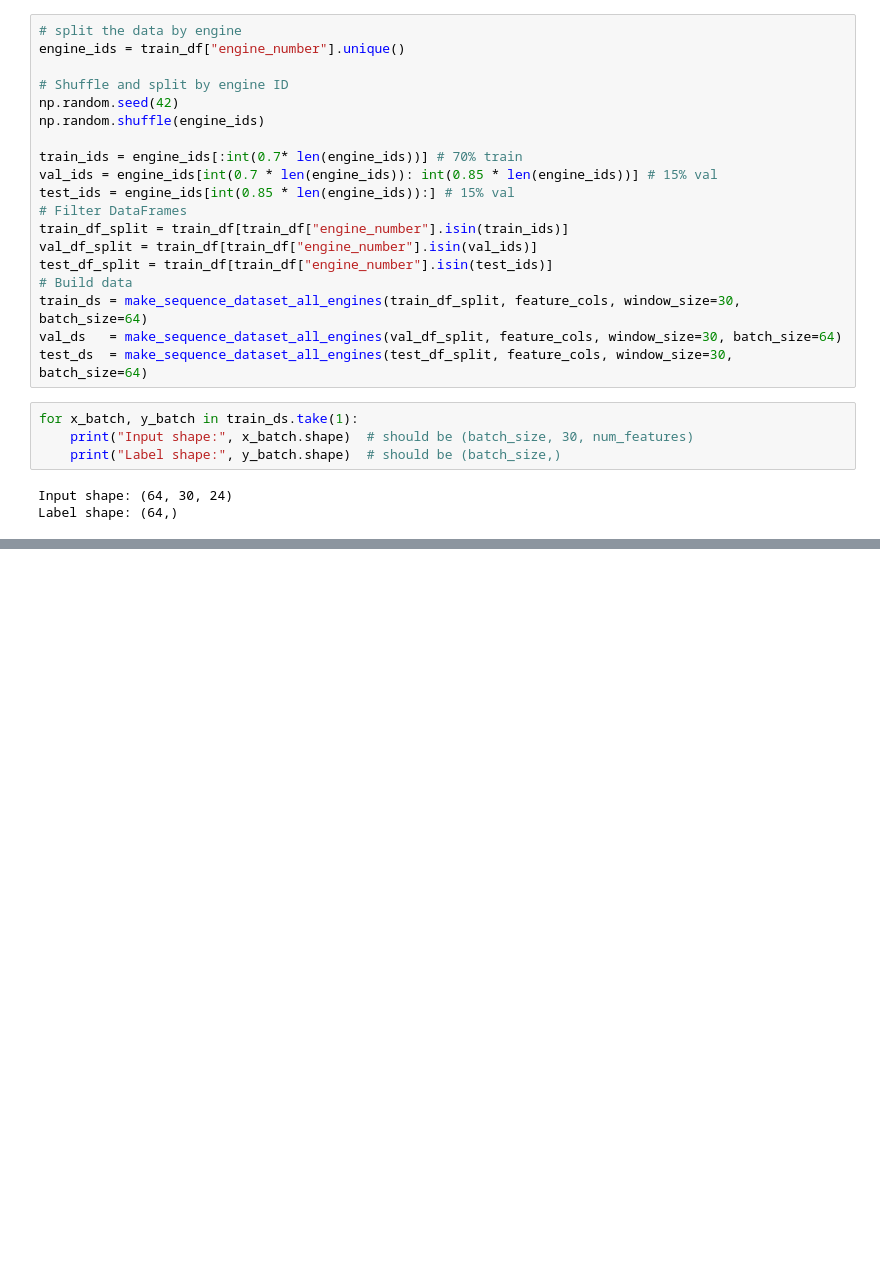
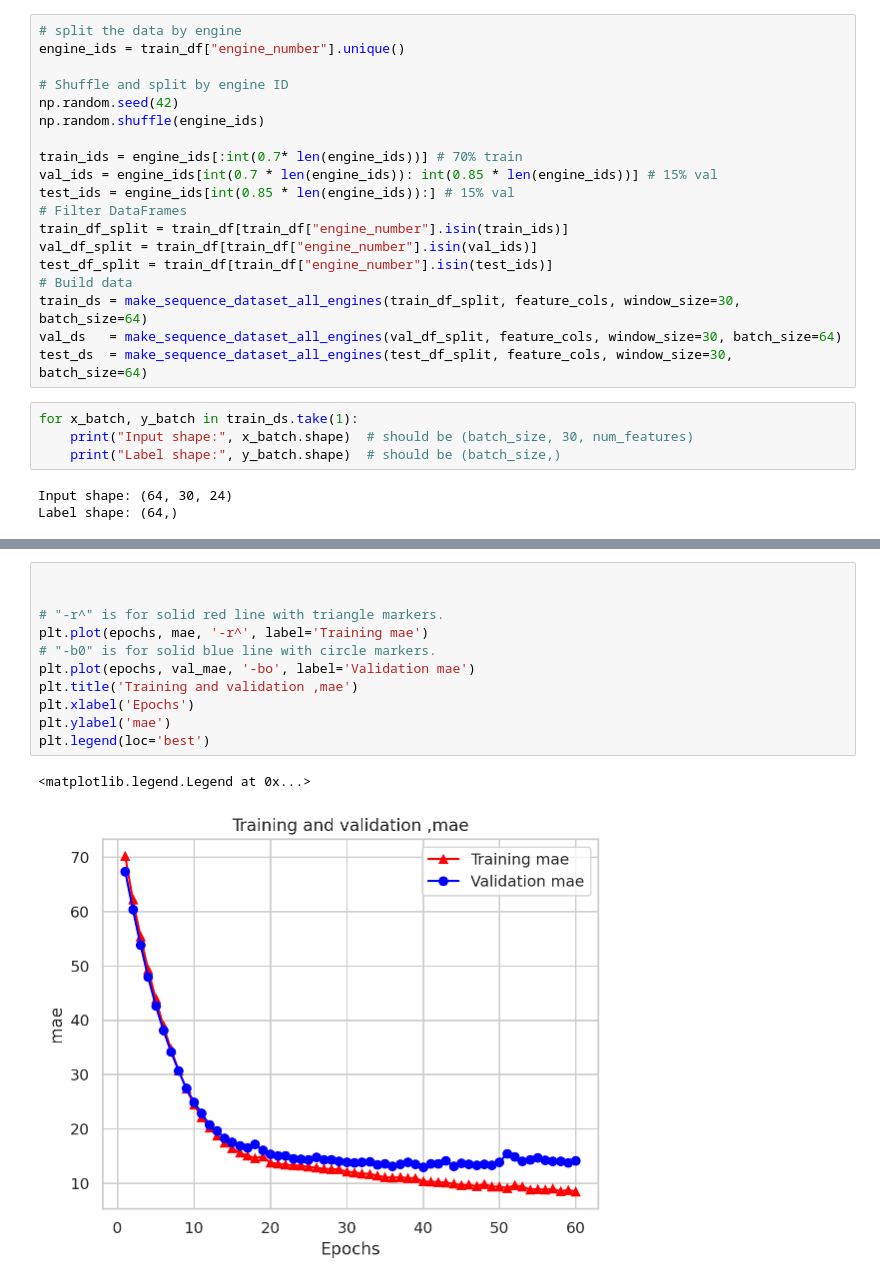
Before and after one commit to ZahYou/my_other_project, a Jupyter notebook: Nasas.ipynb, the cells around one changed output, grey strips where cells are left out. Saved outputs shown, nothing was run; the diff lists cells and outputs as text; blank space fills up the shorter version.

```diff
--- a/Nasas.ipynb
+++ b/Nasas.ipynb
@@ -737,0 +866,14 @@ NameError: name 'Activation' is not defined
+# %%
+
+
+# "-r^" is for solid red line with triangle markers.
+plt.plot(epochs, mae, '-r^', label='Training mae')
+# "-b0" is for solid blue line with circle markers.
+plt.plot(epochs, val_mae, '-bo', label='Validation mae')
+plt.title('Training and validation ,mae')
+plt.xlabel('Epochs')
+plt.ylabel('mae')
+plt.legend(loc='best')
+# %% [output]
+<matplotlib.legend.Legend at 0x...>
+[figure, added]
```
Also changed, not shown: parts of 36 cells of this notebook.
